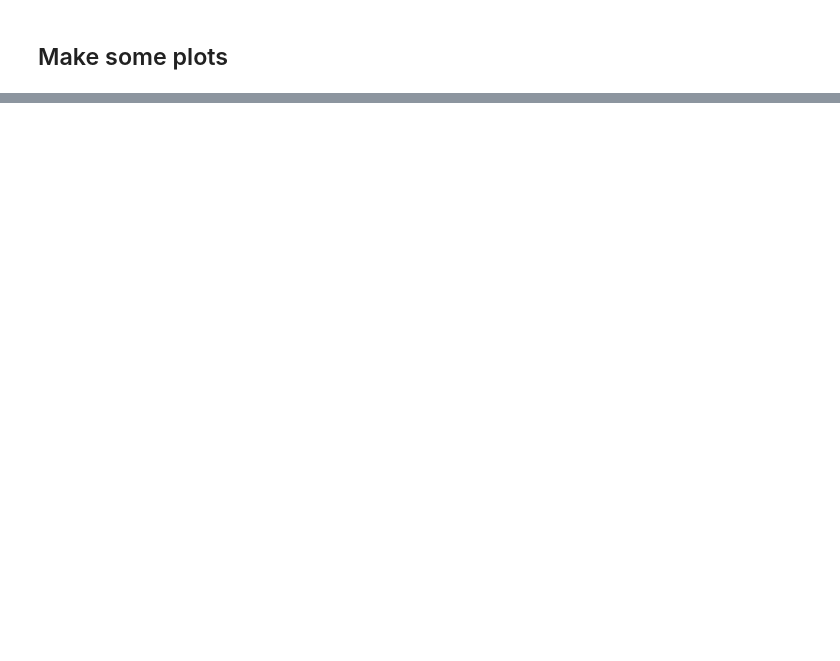
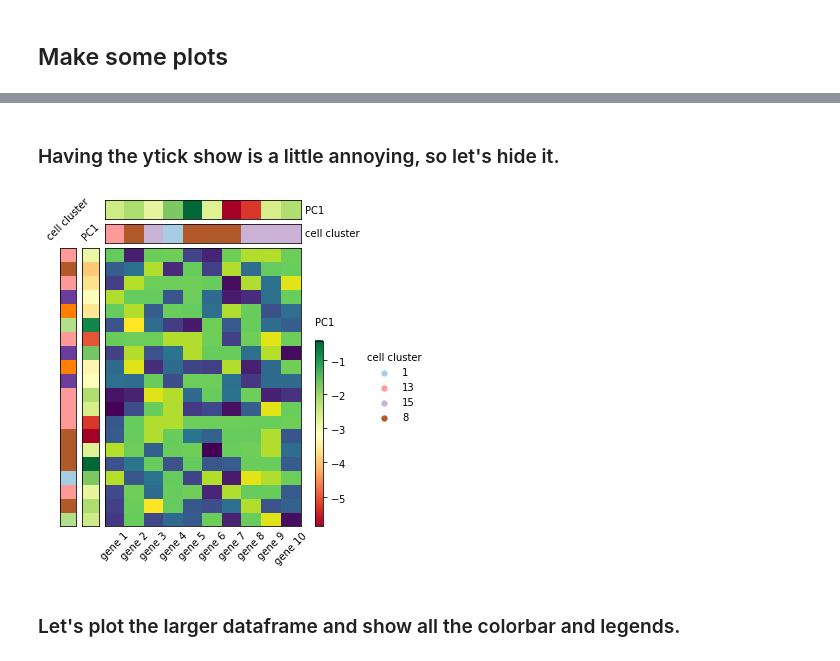
Before and after one commit to xuesoso/nheatmap, a Jupyter notebook: tutorial.ipynb, the cells around one changed output, grey strips where cells are left out. Drawn from its saved outputs; the diff is of its cells as text; code cells hidden in the pictures; blank space fills up the shorter version.

```diff
--- a/tutorial.ipynb
+++ b/tutorial.ipynb
@@ -73,3 +79,12 @@ fig, plots = g.run()
+# %% [markdown]
+### Having the ytick show is a little annoying, so let's hide it.
+# %%
+g = nhm(data=dfsmall, dfr=dfrsmall, dfc=dfcsmall, figsize=(6, 6), linewidths=0, cmaps=cmaps, showyticks=False)
+fig, plots = g.run()
+# %% [output]
+[figure, added]
+# %% [markdown]
+### Let's plot the larger dataframe and show all the colorbar and legends.
 # %%
 g = nhm(data=df, dfr=dfr, dfc=dfc, figsize=(10, 10), linewidths=0, cmaps=cmaps)
 fig, plots = g.run()
```
Also changed, not shown: parts of 14 cells of this notebook.
